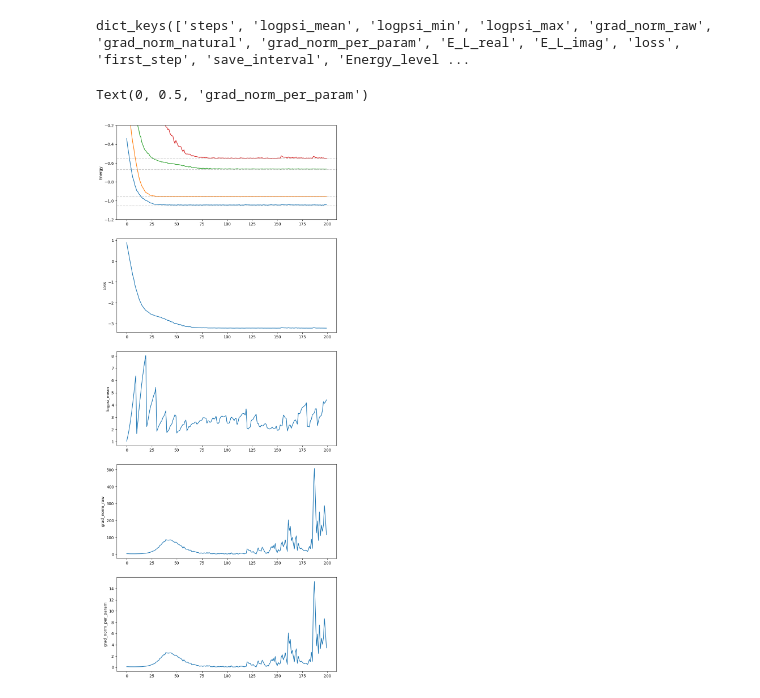
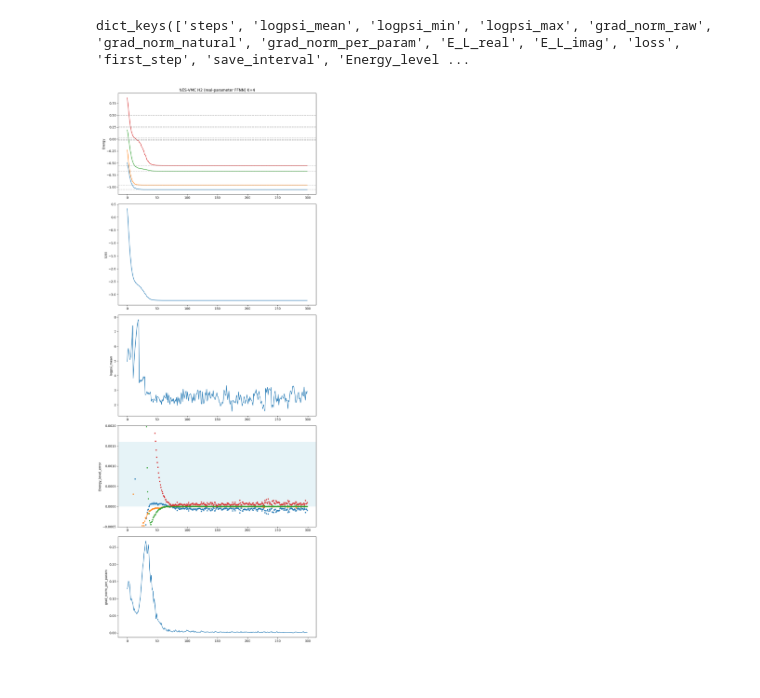
Before and after one commit to YangD5014/Nerual-Quantum-Network-State, a Jupyter notebook: NES_VMC/experiments/H2分子/制图.ipynb, the cells around one changed output. Drawn from its saved outputs; the diff is of its cells as text; code cells hidden in the pictures.

```diff
--- a/NES_VMC/experiments/H2分子/制图.ipynb
+++ b/NES_VMC/experiments/H2分子/制图.ipynb
@@ -22,28 +23,48 @@ E11 = 0.50024484 Ha  |  激发能: 42.3026 eV
 HF reference state: [0 0 0 1 0 0 0 1]
 single_edges: [(0, 1), (0, 2), (0, 3), (1, 2), (1, 3), (2, 3), (4, 5), (4, 6), (4, 7), (5, 6), (5, 7), (6, 7)]
 # %%
-with open('./data/26-09-23-17-09_history_natural_gradient_H2_molecule_K4.pkl', 'rb') as f:
+with open('./data/26-10-14-11-50_history_natural_gradient_H2_molecule_K4__realFFNN.pkl', 'rb') as f:
     history = pickle.load(f)
 history.keys()
 # %% [output]
 dict_keys(['steps', 'logpsi_mean', 'logpsi_min', 'logpsi_max', 'grad_norm_raw', 'grad_norm_natural', 'grad_norm_per_param', 'E_L_real', 'E_L_imag', 'loss', 'first_step', 'save_interval', 'Energy_level ...
 # %%
-fig,axs = plt.subplots(5, 1, figsize=(10, 25))
-axs[0].plot(history['steps'][:step_index],history["Energy_levels"][:step_index])
+
+
+energy_level_error = []
+for i in range(len(history["steps"])):
+    row = [abs(history["Energy_levels"][i][j] - E_fcis[j]) for j in range(K)]
+    energy_level_error.append(np.array(row))
+energy_level_error = np.array(energy_level_error)
+
+fig, axs = plt.subplots(5, 1, figsize=(10, 25))
+
+axs[0].plot(history["steps"], history["Energy_levels"])
 for i in E_fcis:
-    axs[0].axhline(i, color='gray', ls='--', alpha=0.4)
+    axs[0].axhline(i, color="gray", ls="--", alpha=0.4)
+axs[0].set_ylabel("Energy")
+axs[0].set_title(f"NES-VMC H2 (real-parameter FFNN) K={K}")
 
-step_index = 200
-axs[0].set_ylabel("Energy")
-axs[0].set_ylim(-1.2,-0.2)
-axs[1].plot(history['steps'][:step_index],history["loss"][:step_index])
+axs[1].plot(history["steps"], history["loss"])
 axs[1].set_ylabel("Loss")
-axs[2].plot(history['steps'][:step_index],history["logpsi_mean"][:step_index])
+
+axs[2].plot(history["steps"], history["logpsi_mean"])
 axs[2].set_ylabel("logpsi_mean")
-axs[3].plot(history['steps'][:step_index],history["grad_norm_raw"][:step_index])
-axs[3].set_ylabel("grad_norm_raw")
-axs[4].plot(history['steps'][:step_index],history["grad_norm_per_param"][:step_index])
+
+for i in range(K):
+# 第一组：圆点
+    #axs[3].scatter(history["steps"], np.array(history["Energy_levels"])[:, i] - E_fcis[i], s=25, alpha=0.9, marker='o')
+    axs[3].scatter(history["steps"], np.array(history["lam_real"])[:, i] - E_fcis[i], s=12, alpha=0.9,marker='s')
+axs[3].axhspan(ymin=0, ymax=0.0016, facecolor="lightblue", alpha=0.3, zorder=0)
+
+axs[3].set_ylabel("Energy_level_error")
+axs[3].set_ylim(-0.0005,0.002)
+
+axs[4].plot(history["steps"], history["grad_norm_per_param"])
 axs[4].set_ylabel("grad_norm_per_param")
+
+fig.tight_layout()
+#fig.savefig(f"{DATA_DIR}/H2_631G_8Qbit_K{K}_Ansatz_A_RealFFNN_{time_str}.png", dpi=150)
+plt.show()
 # %% [output]
-Text(0, 0.5, 'grad_norm_per_param')
-[figure, old version]
+[figure, new version]
```
Also changed, not shown: parts of 5 cells of this notebook, 25 other files.
